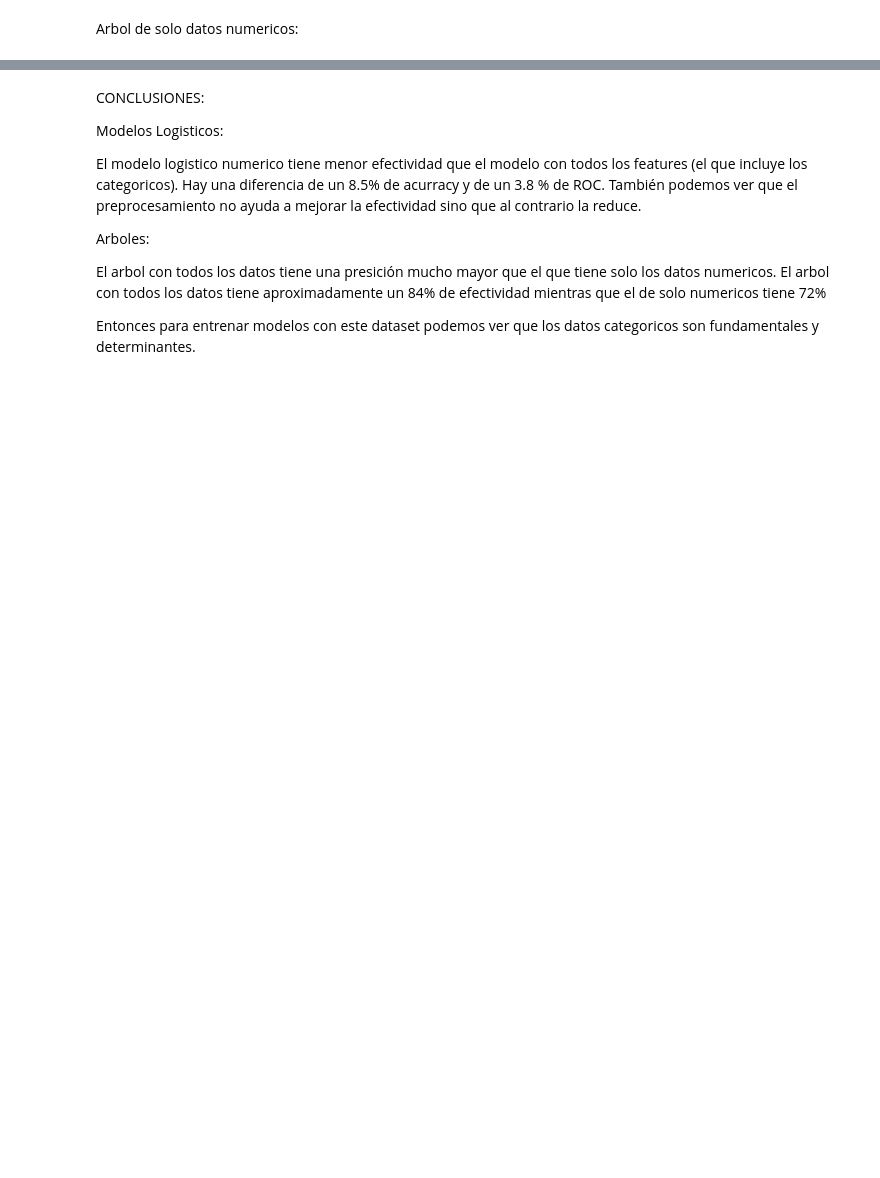
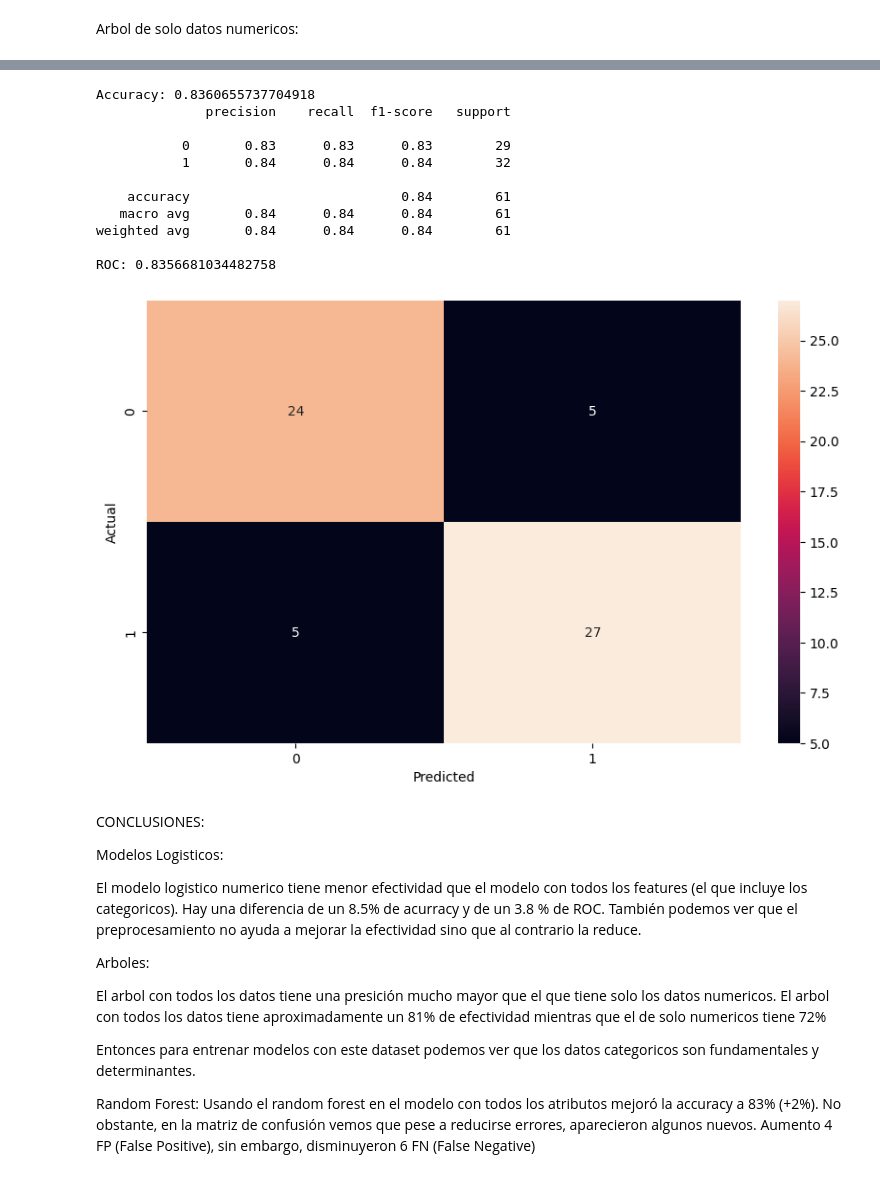
Before and after one commit to gabofrid/trabajos-chona---2024, a Jupyter notebook: trabajo 1/Fridman_Michanie,_Schvartzberg_CEF.ipynb, the cells around one changed output, grey strips where cells are left out. Drawn from its saved outputs; the diff is of its cells as text; code cells hidden in the pictures; blank space fills up the shorter version.

```diff
--- a/trabajo 1/clase.ipynb
+++ b/trabajo 1/Fridman_Michanie,_Schvartzberg_CEF.ipynb
@@ -523,14 +632,51 @@ plt.show()
+# %%
+from sklearn.ensemble import RandomForestClassifier
+RF_model = RandomForestClassifier()
+RF_model.fit(X_train, y_train)
+y_rfPred = RF_model.predict(X_test)
+
+maxDepth = dt_model.get_depth()
+minLeaf = dt_model.get_n_leaves()
+
+accuracy = accuracy_score(y_test, y_rfPred)
+cm = confusion_matrix(y_test, y_rfPred)
+
+print("Accuracy:", accuracy)
+
+fig, ax = plt.subplots(figsize=(10, 6))
+sns.heatmap(cm, annot=True, ax=ax)
+_ = plt.xlabel("Predicted")
+_ = plt.ylabel("Actual")
+
+print(classification_report(y_test, y_rfPred))
+print("ROC:", roc_auc_score(y_test , y_rfPred))
+# %% [output]
+Accuracy: 0.8360655737704918
+              precision    recall  f1-score   support
+
+           0       0.83      0.83      0.83        29
+           1       0.84      0.84      0.84        32
+
+    accuracy                           0.84        61
+   macro avg       0.84      0.84      0.84        61
+weighted avg       0.84      0.84      0.84        61
+
+ROC: 0.8356681034482758
+[figure, added]
 # %% [markdown]
 CONCLUSIONES:
 
 Modelos Logisticos:
 
 El modelo logistico numerico tiene menor efectividad que el modelo con todos los features (el que incluye los categoricos).
-Hay una diferencia de un 8.5% de acurracy  y de un 3.8 % de ROC. También podemos ver que el preprocesamiento no ayuda a mejorar la efectividad sino que al contrario la reduce.
+Hay una diferencia de un 8.5% de acurracy y de un 3.8 % de ROC. También podemos ver que el preprocesamiento no ayuda a mejorar la efectividad sino que al contrario la reduce.
 
 Arboles:
 
 El arbol con todos los datos tiene una presición mucho mayor que el que tiene solo los datos numericos.
-El arbol con todos los datos tiene aproximadamente un 84% de efectividad mientras que el de solo numericos tiene 72%
+El arbol con todos los datos tiene aproximadamente un 81% de efectividad mientras que el de solo numericos tiene 72%
 
 Entonces para entrenar modelos con este dataset podemos ver que los datos categoricos son fundamentales y determinantes.
+
+Random Forest:
+Usando el random forest en el modelo con todos los atributos mejoró la accuracy a 83% (+2%). No obstante, en la matriz de confusión vemos que pese a reducirse errores, aparecieron algunos nuevos. Aumento 4 FP (False Positive), sin embargo, disminuyeron 6 FN (False Negative)
```
Also changed, not shown: parts of 13 cells of this notebook.
